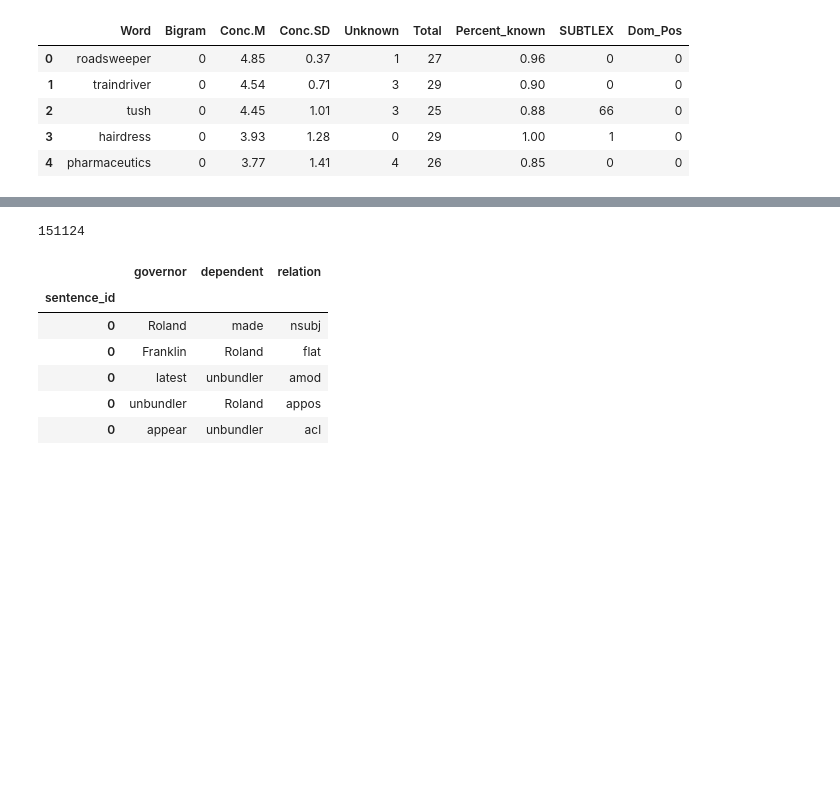
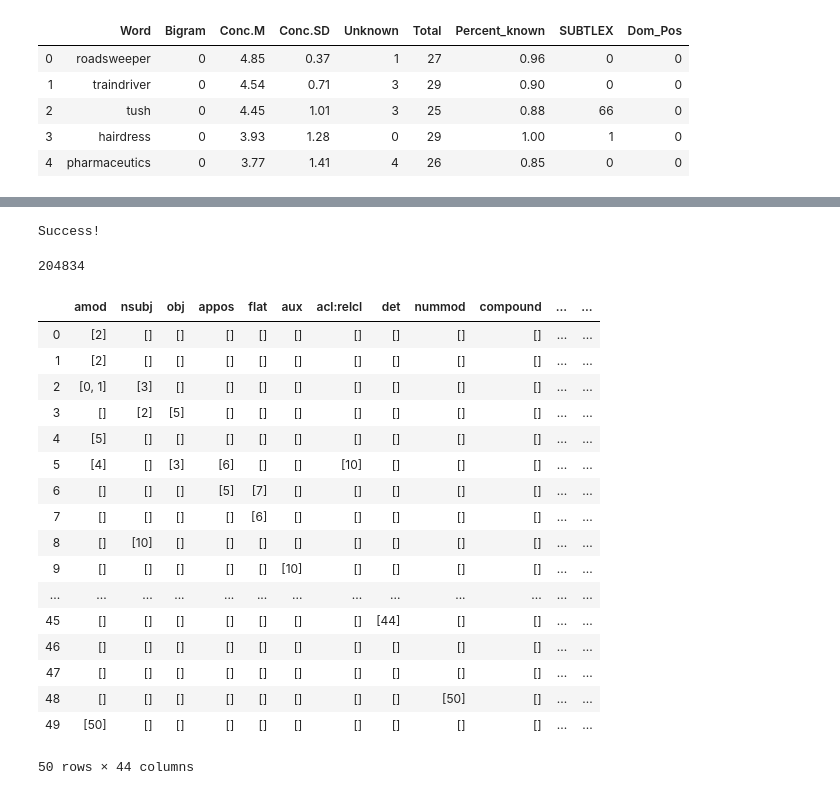
Before and after one commit to Sunflower/CPSC-488A, a Jupyter notebook: Lexical Abstractness & Concreteness.ipynb, the cells around one changed output, grey strips where cells are left out. Drawn from its saved outputs; the diff is of its cells as text; code cells hidden in the pictures; blank space fills up the shorter version.

```diff
--- a/Lexical Abstractness & Concreteness.ipynb
+++ b/Lexical Abstractness & Concreteness.ipynb
@@ -50,13 +52,29 @@ words.merge(concreteness_ratings[['Word', 'Conc.M']],
+# %%
+words_with_ac_ratings.to_csv('data/words_with_ac_ratings.csv', index=False)
+print('Success!')
+# %% [output]
+Success!
 # %%
-dependencies = pd.read_csv('data/dependencies.csv', index_col='sentence_id')
-display(len(dependencies))
-dependencies.head()
+words_with_deps = pd.read_csv('data/words_with_deps.csv')
+display(len(words_with_deps))
+words_with_deps.head(50)
 # %% [output]
-151124
+204834
-|  | governor | dependent | relation |
-| sentence_id |  |  |  |
-| 0 | Roland | made | nsubj |
-| 0 | Franklin | Roland | flat |
-| 0 | latest | unbundler | amod |
-| 0 | unbundler | Roland | appos |
-| 0 | appear | unbundler | acl |
+|  | amod | nsubj | obj | appos | flat | aux | acl:relcl | det | nummod | compound | ... | ... |
+| 0 | [2] | [] | [] | [] | [] | [] | [] | [] | [] | [] | ... | ... |
+| 1 | [2] | [] | [] | [] | [] | [] | [] | [] | [] | [] | ... | ... |
+| 2 | [0, 1] | [3] | [] | [] | [] | [] | [] | [] | [] | [] | ... | ... |
+| 3 | [] | [2] | [5] | [] | [] | [] | [] | [] | [] | [] | ... | ... |
+| 4 | [5] | [] | [] | [] | [] | [] | [] | [] | [] | [] | ... | ... |
+| 5 | [4] | [] | [3] | [6] | [] | [] | [10] | [] | [] | [] | ... | ... |
+| 6 | [] | [] | [] | [5] | [7] | [] | [] | [] | [] | [] | ... | ... |
+| 7 | [] | [] | [] | [] | [6] | [] | [] | [] | [] | [] | ... | ... |
+| 8 | [] | [10] | [] | [] | [] | [] | [] | [] | [] | [] | ... | ... |
+| 9 | [] | [] | [] | [] | [] | [10] | [] | [] | [] | [] | ... | ... |
+| ... | ... | ... | ... | ... | ... | ... | ... | ... | ... | ... | ... | ... |
+| 45 | [] | [] | [] | [] | [] | [] | [] | [44] | [] | [] | ... | ... |
+| 46 | [] | [] | [] | [] | [] | [] | [] | [] | [] | [] | ... | ... |
+| 47 | [] | [] | [] | [] | [] | [] | [] | [] | [] | [] | ... | ... |
+| 48 | [] | [] | [] | [] | [] | [] | [] | [] | [50] | [] | ... | ... |
+| 49 | [50] | [] | [] | [] | [] | [] | [] | [] | [] | [] | ... | ... |
+50 rows × 44 columns
```
Also changed, not shown: parts of 17 cells of this notebook, 49 other files.
